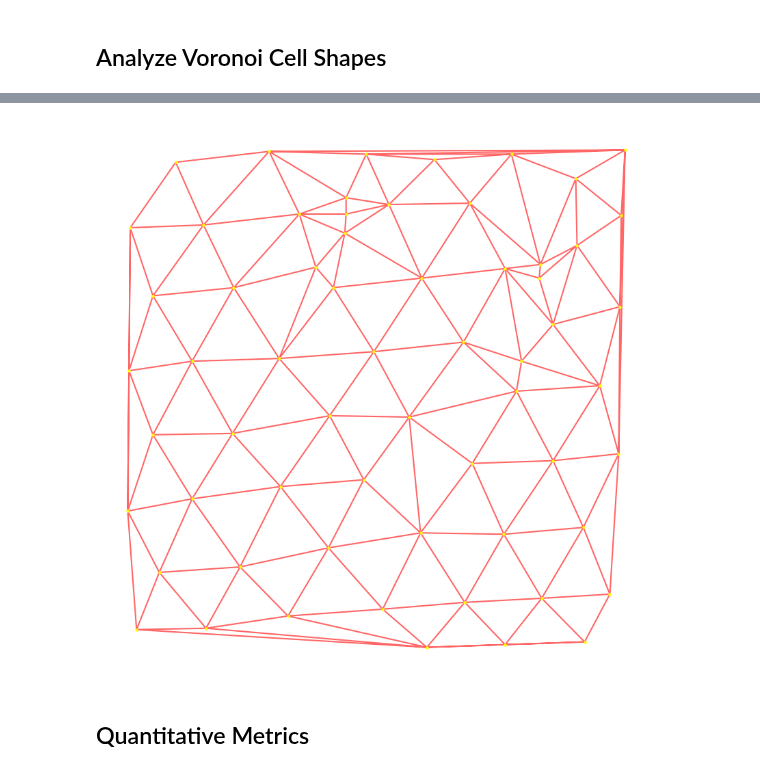
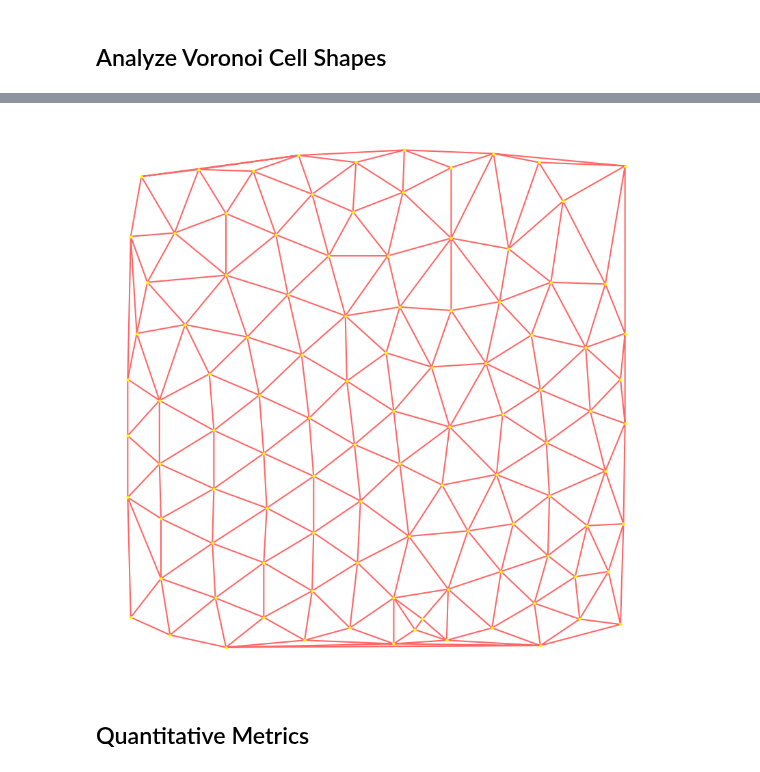
Before and after one commit to lemontang3/Python_Physics, a Jupyter notebook: Voronoi_Analysis.ipynb, the cells around one changed output, grey strips where cells are left out. Drawn from its saved outputs; the diff is of its cells as text; code cells hidden in the pictures.

```diff
--- a/Voronoi_Analysis.ipynb
+++ b/Voronoi_Analysis.ipynb
@@ -339,36 +341,37 @@ plt.show()
-# %%
-import cv2
-import numpy as np
-from scipy.spatial import Delaunay
-import matplotlib.pyplot as plt
-
-centroids =  np.array([[16, 13], [71, 14], [246, 0], [308, 2], [371, 4], [136, 23], [211, 28], [276, 33], [337, 36], [391, 39], [34, 55], [98, 59], [168, 73], [307, 83], [241, 84], [370, 88], [9, 100], [60, 109], [130, 118], [196, 123], [282, 135], [346, 137], [398, 142], [92, 157], [29, 156], [232, 169], [169, 170], [383, 192], [317, 188], [10, 203], [60, 210], [129, 212], [204, 217], [275, 224], [321, 210], [346, 237], [399, 250], [29, 258], [93, 264], [242, 271], [172, 264], [308, 278], [335, 271], [158, 279], [336, 281], [365, 295], [11, 308], [69, 310], [145, 318], [181, 304], [400, 317], [280, 326], [216, 325], [182, 318], [364, 344], [182, 330], [47, 356], [252, 358], [198, 362], [313, 362], [121, 364], [403, 365]]
-
-
-
-
-
-
-
-
-
-)
-
-
-tri = Delaunay(centroids)
-
-# Plotting the Image with Delaunay Triangulation
-fig, ax = plt.subplots(figsize=(8, 8))
-ax.triplot(centroids[:, 0], centroids[:, 1], tri.simplices, color='red', alpha=0.6)
-ax.set_axis_off()
-
-plt.scatter(centroids[:, 0], centroids[:, 1], c='yellow', s=5)
-plt.subplots_adjust(left=0, right=1, top=1, bottom=0)
-plt.tight_layout(pad=0)
-
-plt.show()
-# %% [output]
-[figure, removed]
+# %%
+import cv2
+import numpy as np
+from scipy.spatial import Delaunay
+import matplotlib.pyplot as plt
+
+centroids =  np.array([[28, 7], [65, 0], [90, 17], [117, 4], [147, 11], [176, 2], [211, 4], [241, 11], [273, 1], [326, 13], [299, 16], [2, 17], [190, 10], [195, 16], [269, 25], [58, 28], [176, 28], [122, 32], [212, 33], [22, 39], [318, 43], [247, 43], [90, 48], [152, 48], [296, 40], [278, 52], [56, 59], [186, 63], [123, 65], [225, 66], [304, 69], [328, 70], [22, 73], [255, 70], [92, 79], [154, 83], [279, 86], [57, 90], [0, 85], [208, 92], [123, 97], [244, 98], [316, 100], [21, 104], [180, 104], [90, 110], [150, 115], [277, 116], [57, 123], [213, 125], [0, 120], [120, 130], [329, 127], [176, 134], [306, 134], [248, 132], [21, 140], [87, 143], [273, 146], [145, 151], [54, 155], [0, 152], [201, 159], [237, 161], [326, 152], [115, 166], [303, 170], [171, 167], [79, 176], [267, 177], [6, 178], [38, 183], [329, 178], [144, 188], [214, 191], [180, 193], [246, 196], [106, 200], [316, 206], [280, 207], [13, 207], [65, 211], [133, 222], [172, 222], [214, 232], [252, 226], [98, 234], [31, 235], [2, 233], [288, 253], [65, 246], [149, 247], [182, 258], [122, 257], [9, 267], [47, 271], [83, 270], [214, 272], [151, 275], [272, 275], [329, 273], [113, 279], [242, 280], [183, 282]]
+
+
+
+
+
+
+
+
+
+
+)
+
+
+tri = Delaunay(centroids)
+
+# Plotting the Image with Delaunay Triangulation
+fig, ax = plt.subplots(figsize=(8, 8))
+ax.triplot(centroids[:, 0], centroids[:, 1], tri.simplices, color='red', alpha=0.6)
+ax.set_axis_off()
+
+plt.scatter(centroids[:, 0], centroids[:, 1], c='yellow', s=5)
+plt.subplots_adjust(left=0, right=1, top=1, bottom=0)
+plt.tight_layout(pad=0)
+
+plt.show()
+# %% [output]
+[figure, added]
 # %% [markdown]
 ## Quantitative Metrics
 # %%
```
Also changed, not shown: parts of 7 cells of this notebook, 10 other files.
